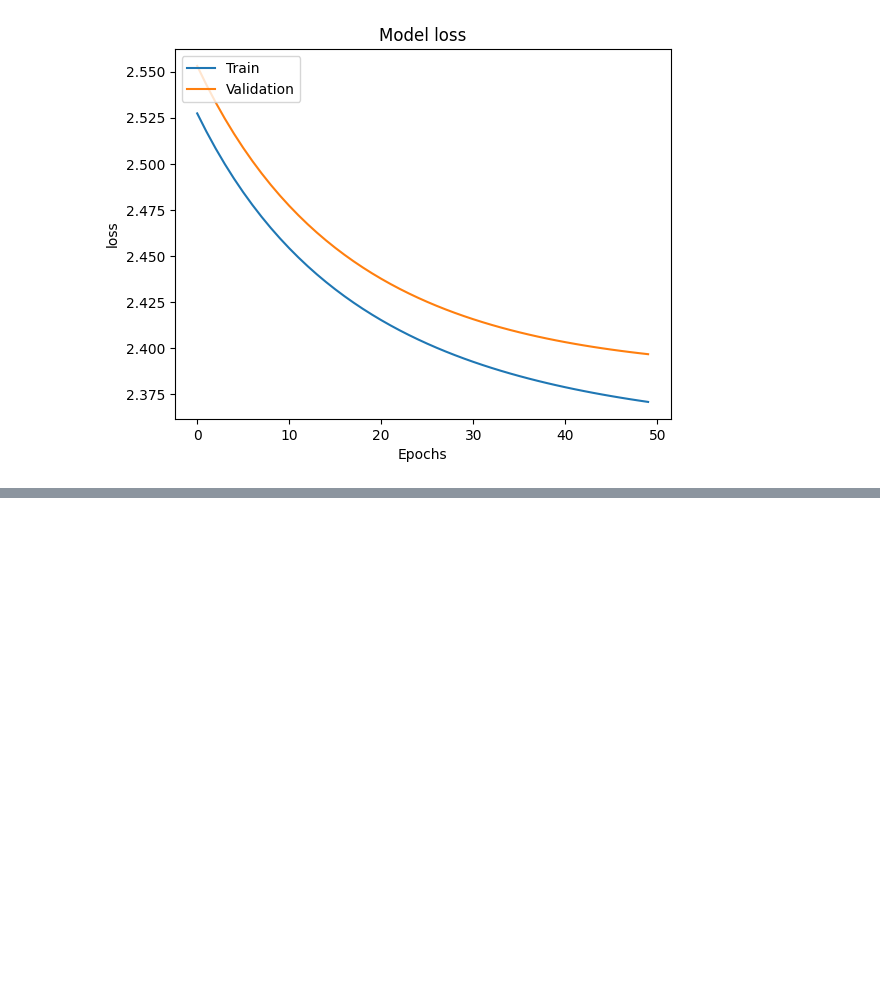
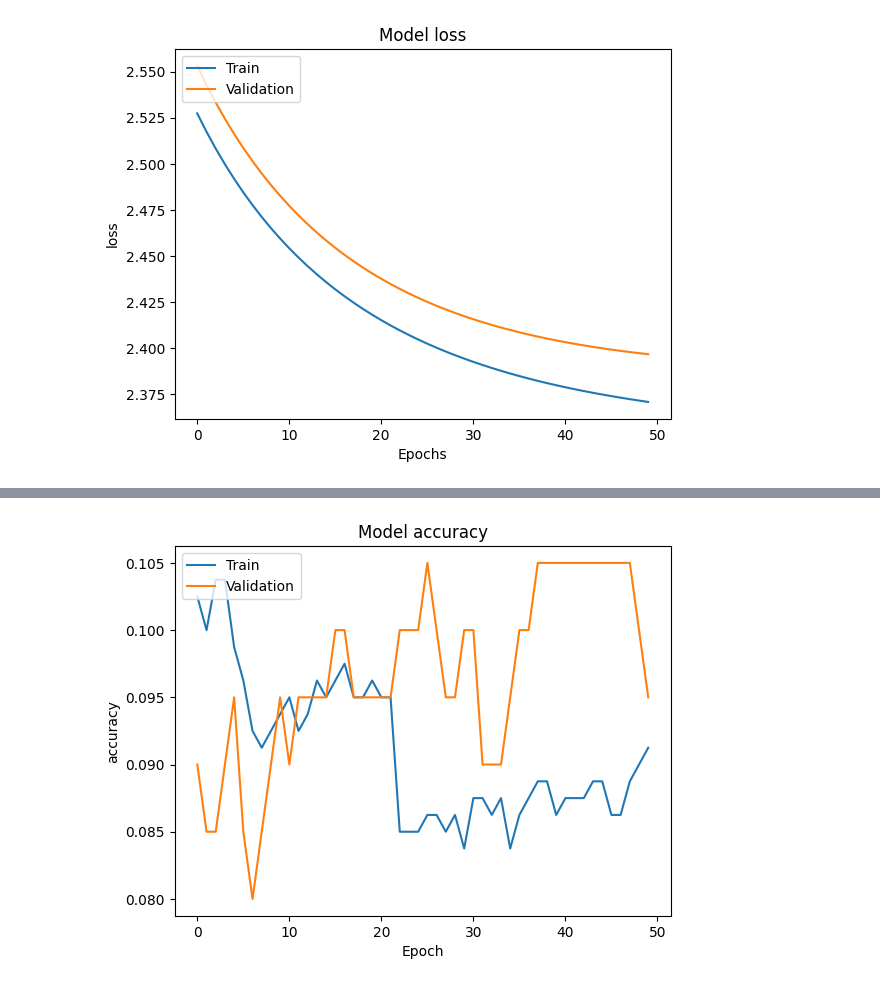
Before and after one commit to bcheng251/BenChen, a Jupyter notebook: Convert_ipynb_to_HTML_in_Colab.ipynb, the cells around one changed output, grey strips where cells are left out. Saved outputs shown, nothing was run; the diff lists cells and outputs as text; code cells hidden in the pictures; blank space fills up the shorter version.

```diff
--- a/Convert_ipynb_to_HTML_in_Colab.ipynb
+++ b/Convert_ipynb_to_HTML_in_Colab.ipynb
@@ -1144,0 +1167,4 @@ plot(history,'loss')
+# %%
+plot(history,'accuracy')
+# %% [output]
+[figure, added]
```
Also changed, not shown: parts of 1 cell of this notebook.
